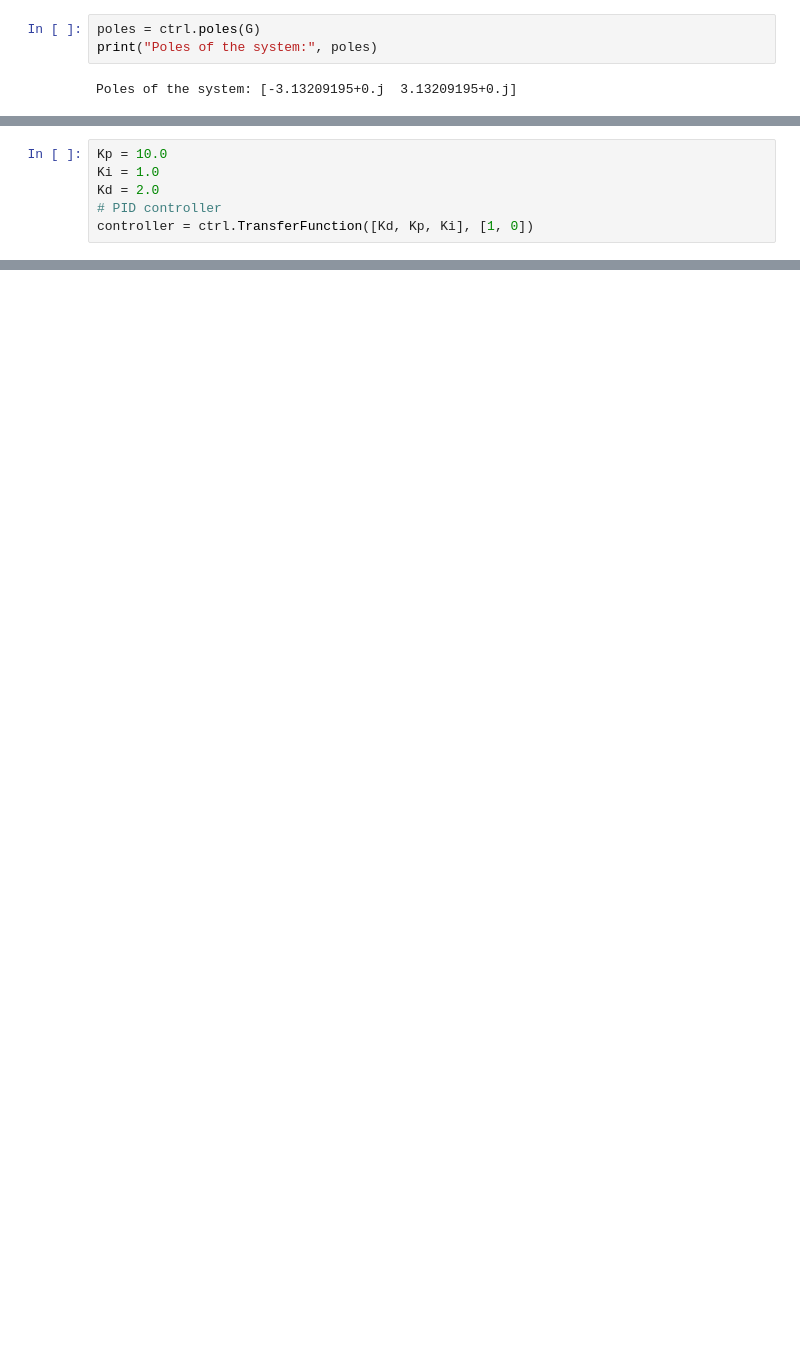
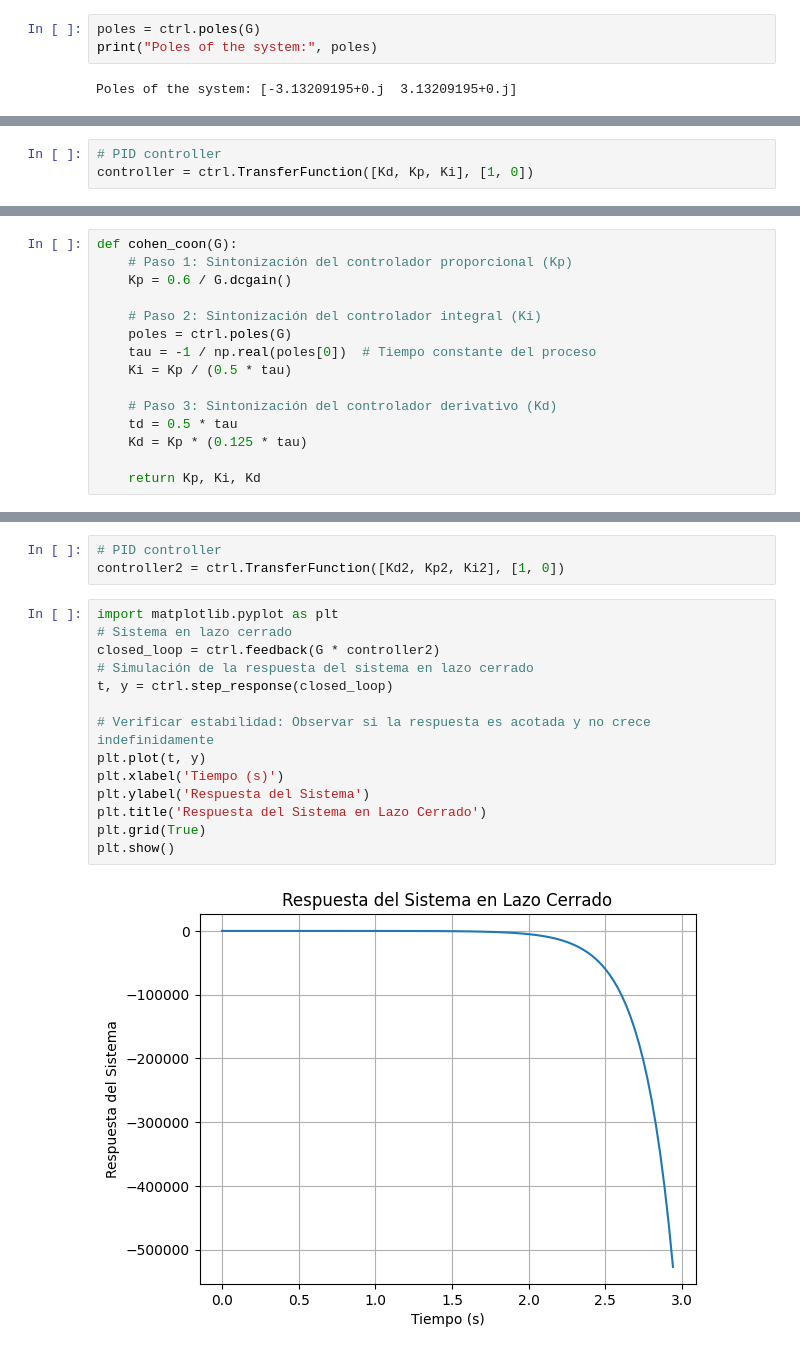
Before and after one commit to CeliaDiazSanchez/Sistemas__Control, a Jupyter notebook: PF.ipynb, the cells around one changed output, grey strips where cells are left out. Saved outputs shown, nothing was run; the diff lists cells and outputs as text; blank space fills up the shorter version.

```diff
--- a/PF.ipynb
+++ b/PF.ipynb
@@ -37,7 +114,4 @@ Poles of the system: [-3.13209195+0.j  3.13209195+0.j]
 # %%
-Kp = 10.0
-Ki = 1.0
-Kd = 2.0
 # PID controller
 controller = ctrl.TransferFunction([Kd, Kp, Ki], [1, 0])
 # %%
@@ -57,0 +133,15 @@ plt.show()
+# %%
+def cohen_coon(G):
+    # Paso 1: Sintonización del controlador proporcional (Kp)
+    Kp = 0.6 / G.dcgain()
+
+    # Paso 2: Sintonización del controlador integral (Ki)
+    poles = ctrl.poles(G)
+    tau = -1 / np.real(poles[0])  # Tiempo constante del proceso
+    Ki = Kp / (0.5 * tau)
+
+    # Paso 3: Sintonización del controlador derivativo (Kd)
+    td = 0.5 * tau
+    Kd = Kp * (0.125 * tau)
+
+    return Kp, Ki, Kd
@@ -57,0 +163,19 @@ plt.show()
+# %%
+# PID controller
+controller2 = ctrl.TransferFunction([Kd2, Kp2, Ki2], [1, 0])
+# %%
+import matplotlib.pyplot as plt
+# Sistema en lazo cerrado
+closed_loop = ctrl.feedback(G * controller2)
+# Simulación de la respuesta del sistema en lazo cerrado
+t, y = ctrl.step_response(closed_loop)
+
+# Verificar estabilidad: Observar si la respuesta es acotada y no crece indefinidamente
+plt.plot(t, y)
+plt.xlabel('Tiempo (s)')
+plt.ylabel('Respuesta del Sistema')
+plt.title('Respuesta del Sistema en Lazo Cerrado')
+plt.grid(True)
+plt.show()
+# %% [output]
+[figure, added]
```
Also changed, not shown: parts of 15 cells of this notebook.
